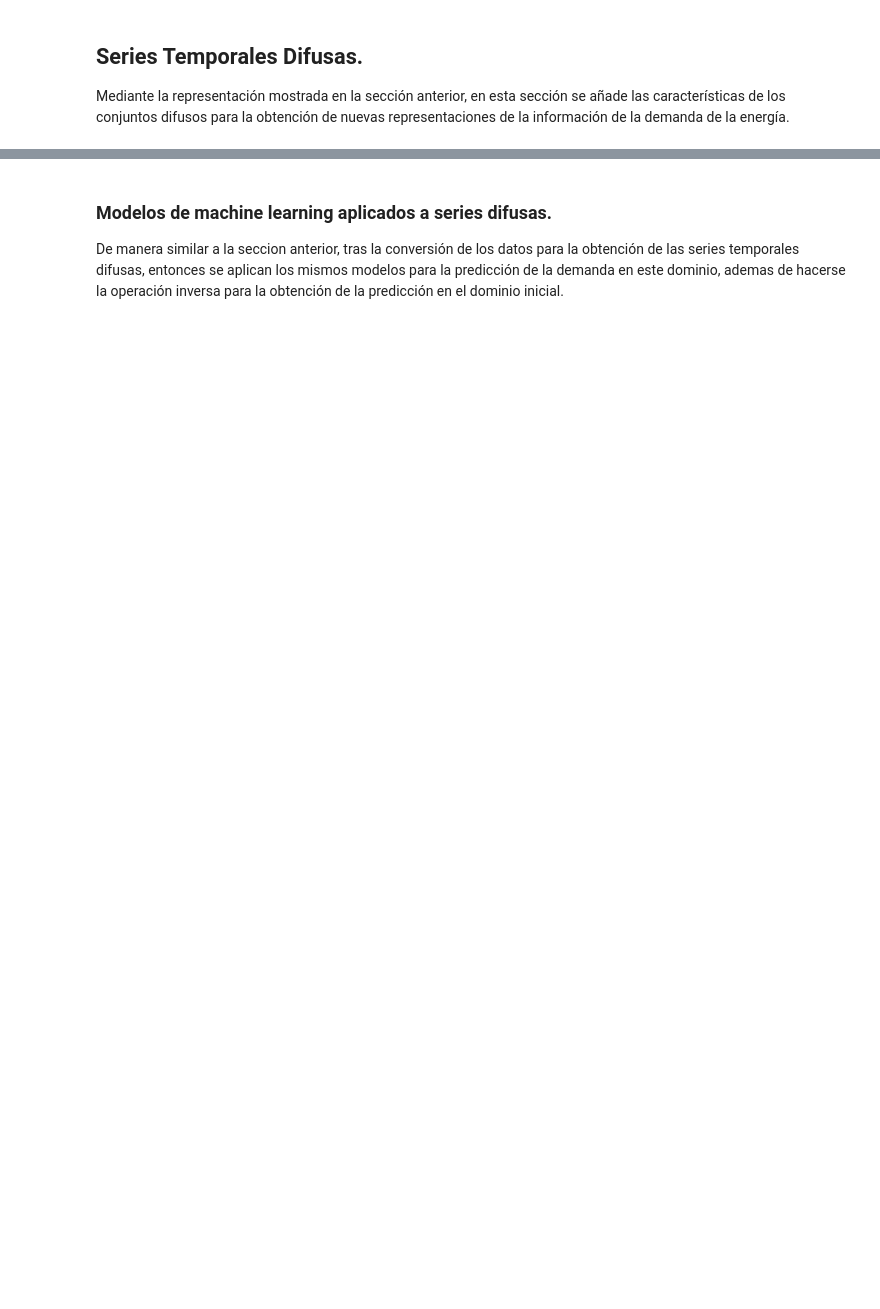
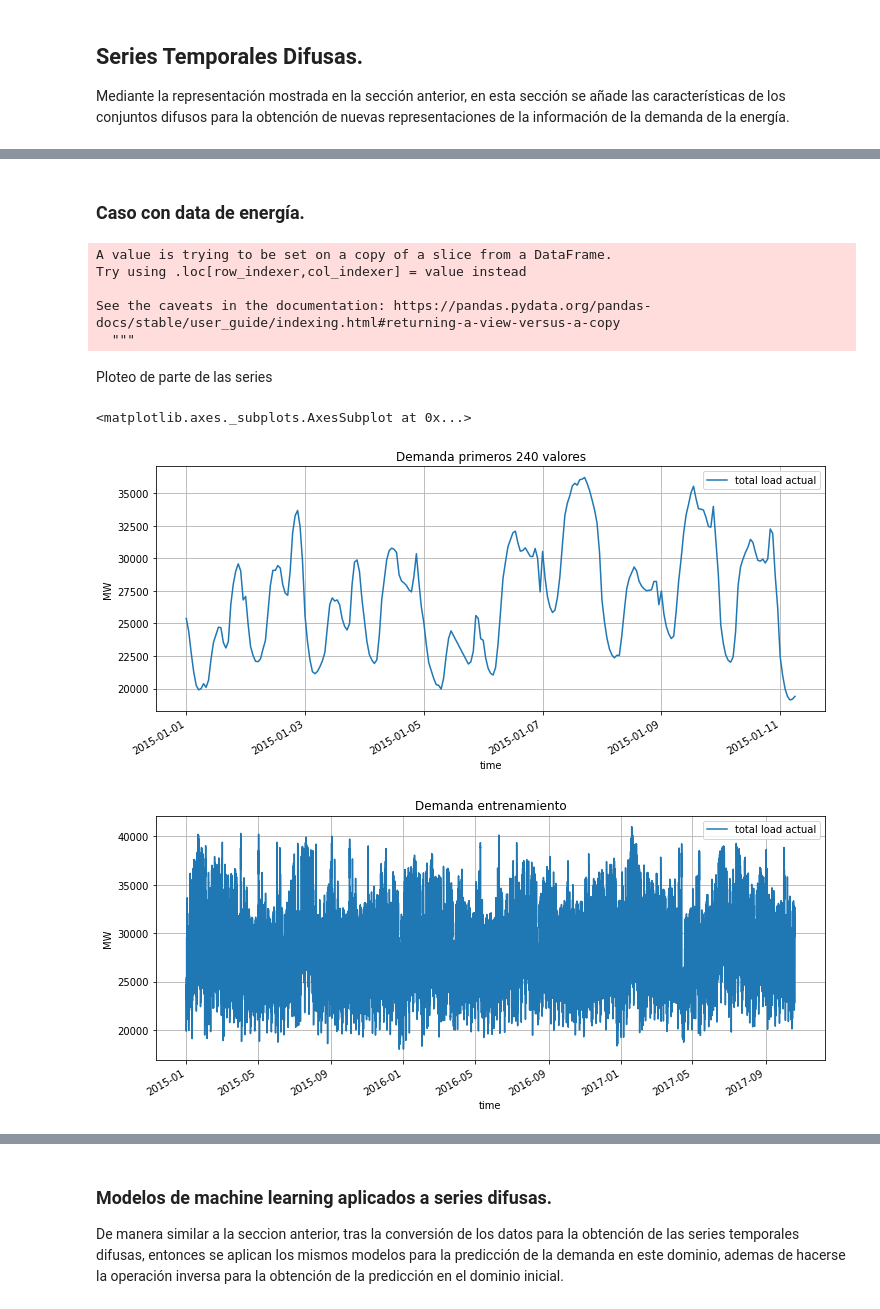
Before and after one commit to JossRubio/Prediccion_demanda_energetica, a Jupyter notebook: codes/Memoria_Everis.ipynb, the cells around one changed output, grey strips where cells are left out. Drawn from its saved outputs; the diff is of its cells as text; code cells hidden in the pictures; blank space fills up the shorter version.

```diff
--- a/codes/Memoria_Everis.ipynb
+++ b/codes/Memoria_Everis.ipynb
@@ -44,8 +53,11 @@ Los datos a utilizar se cargan en este bloque. Previo a esto se deben haber subi
 Con los archivos subidos, entonces se cargan dentro del notebook
 # %%
 # Extracción de datasets
-df_energy = pd.read_csv('energy_dataset.csv')
-df_weather = pd.read_csv('weather_features.csv')
+
+directory = "Prediccion_demanda_energetica/data/"
+
+df_energy = pd.read_csv(directory + "energy_dataset.csv")
+df_weather = pd.read_csv(directory + "weather_features.csv")
 # %%
 df_energy.head()
 # %% [output]
@@ -326,0 +391,29 @@ Mediante la representación mostrada en la sección anterior, en esta sección s
+# %% [markdown]
+### Caso con data de energía.
+# %%
+# Creando los datasets de entrenamiento y validación.
+train_size = .7
+train_length = int(train_size*demand_serie.__len__())
+
+demand_serie['time'] = pd.to_datetime(demand_serie['time'], format='%Y-%m-%d %H:%M:%S')
+
+demand_data = demand_serie.drop(columns=['total load forecast'], axis=1)
+demand_values = demand_data['total load actual'].values
+
+train_values, test_values = demand_values[:train_length], demand_values[train_length:]
+train_df, test_df = demand_data.iloc[:train_length], demand_data.iloc[train_length:]
+# %% [output]
+A value is trying to be set on a copy of a slice from a DataFrame.
+Try using .loc[row_indexer,col_indexer] = value instead
+
+See the caveats in the documentation: https://pandas.pydata.org/pandas-docs/stable/user_guide/indexing.html#returning-a-view-versus-a-copy
+  """
+# %% [markdown]
+Ploteo de parte de las series
+# %%
+train_df.iloc[:240].plot(x="time", figsize=(12,5), title="Demanda primeros 240 valores", ylabel="MW", grid=True)
+train_df.plot(x="time", figsize=(12,5), title="Demanda entrenamiento", ylabel="MW", grid=True)
+# %% [output]
+<matplotlib.axes._subplots.AxesSubplot at 0x...>
+[figure, added]
+[figure, added]
```
Also changed, not shown: parts of 41 cells of this notebook.
